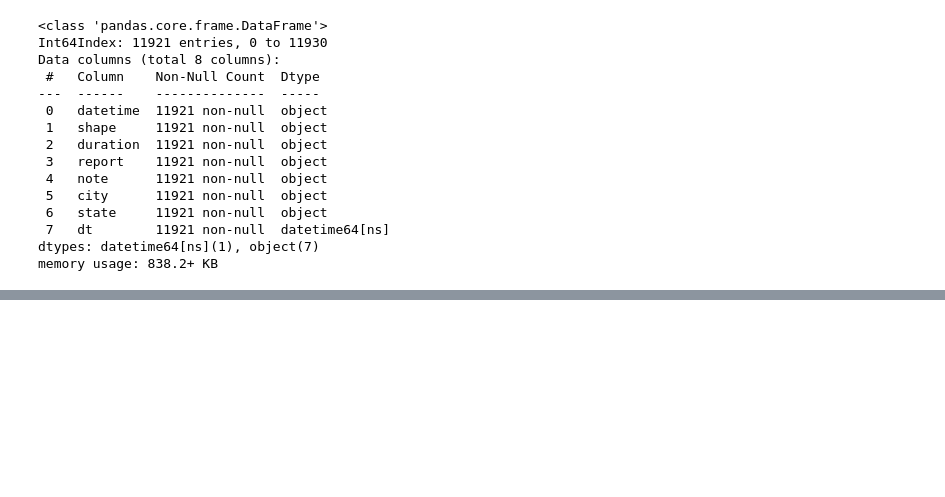
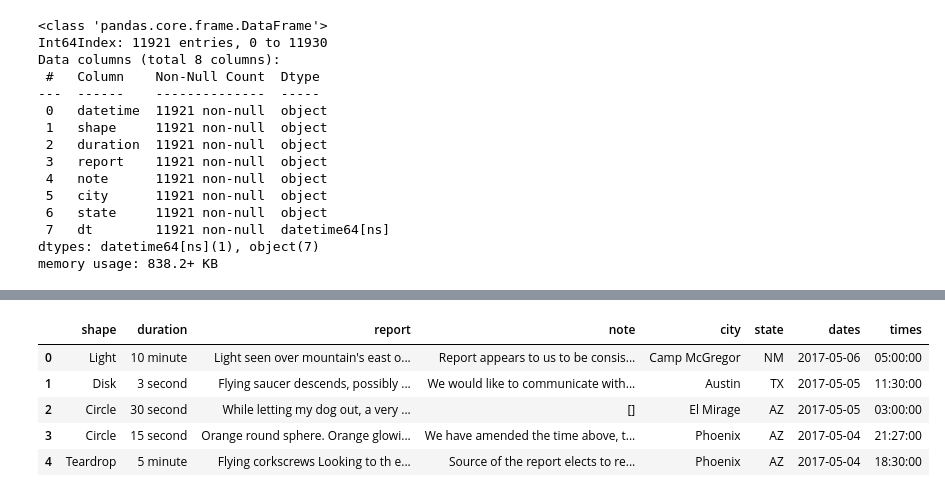
Before and after one commit to mkpetterson/UFO_sightings, a Jupyter notebook: cwong.ipynb, the cells around one changed output, grey strips where cells are left out. Drawn from its saved outputs; the diff is of its cells as text; code cells hidden in the pictures; blank space fills up the shorter version.

```diff
--- a/cwong.ipynb
+++ b/cwong.ipynb
@@ -264,0 +279,9 @@ plt.savefig('images/time_of_day.png')
+# %%
+df.head()
+# %% [output]
+|  | shape | duration | report | note | city | state | dates | times |
+| 0 | Light | 10 minute | Light seen over mountain's east o... | Report appears to us to be consis... | Camp McGregor | NM | 2017-05-06 | 05:00:00 |
+| 1 | Disk | 3 second | Flying saucer descends, possibly ... | We would like to communicate with... | Austin | TX | 2017-05-05 | 11:30:00 |
+| 2 | Circle | 30 second | While letting my dog out, a very ... | [] | El Mirage | AZ | 2017-05-05 | 03:00:00 |
+| 3 | Circle | 15 second | Orange round sphere. Orange glowi... | We have amended the time above, t... | Phoenix | AZ | 2017-05-04 | 21:27:00 |
+| 4 | Teardrop | 5 minute | Flying corkscrews Looking to th e... | Source of the report elects to re... | Phoenix | AZ | 2017-05-04 | 18:30:00 |
```
Also changed, not shown: parts of 7 cells of this notebook, 2 other files.
